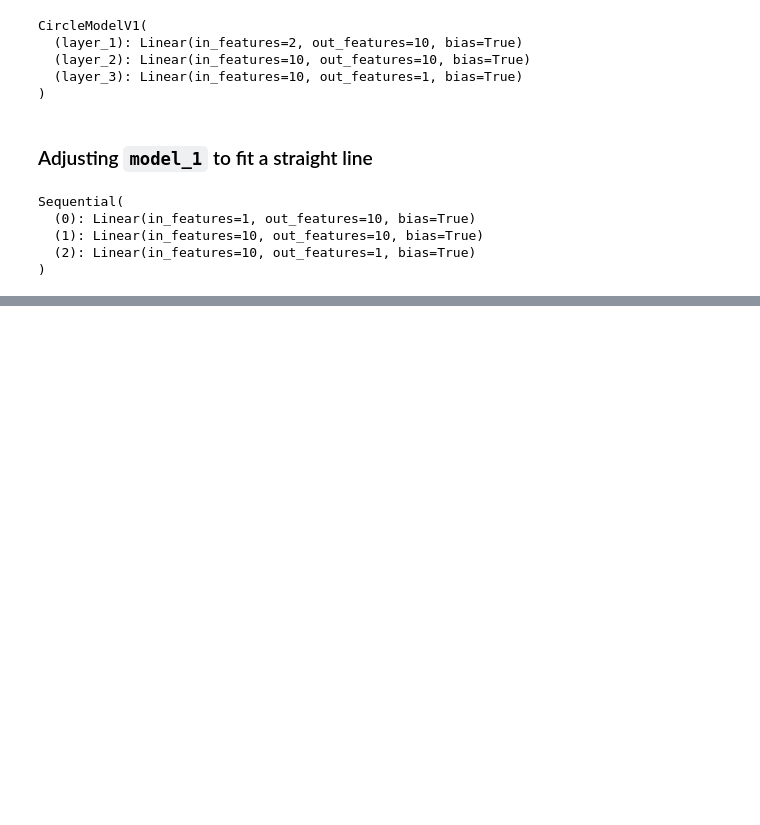
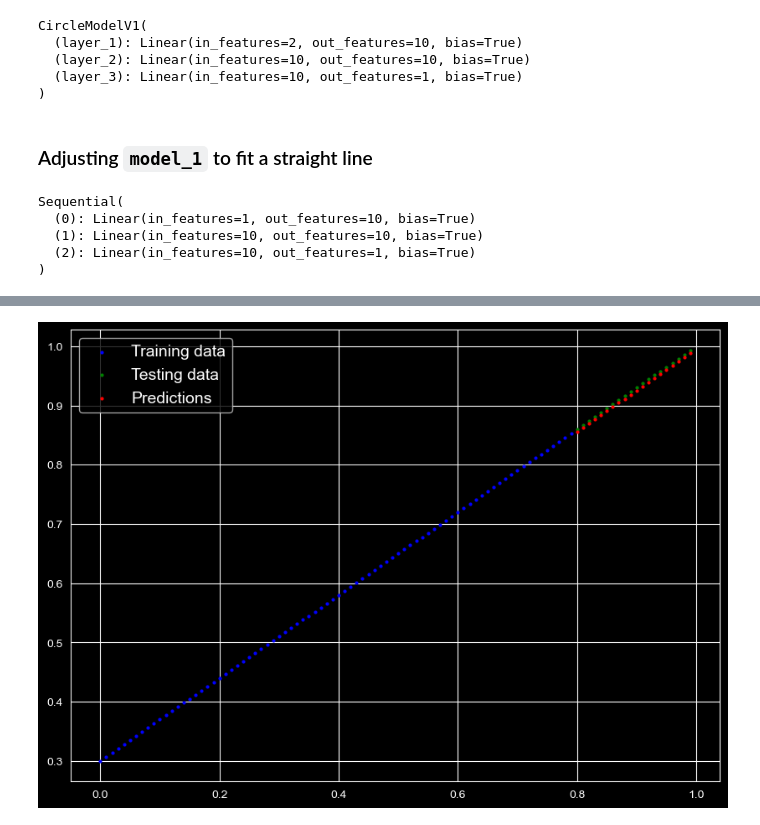
Before and after one commit to DinoKiller0607/My_Pytorch_Notes, a Jupyter notebook: 02_pytorch_classification.ipynb, the cells around one changed output, grey strips where cells are left out. Saved outputs shown, nothing was run; the diff lists cells and outputs as text; code cells hidden in the pictures; blank space fills up the shorter version.

```diff
--- a/02_pytorch_classification.ipynb
+++ b/02_pytorch_classification.ipynb
@@ -739,29 +740,29 @@ optimizer = torch.optim.SGD(params=model_2.parameters(),
 # Train the model
 torch.manual_seed(42)
 torch.cuda.manual_seed(42)
+
 # Set the number of epochs
 epochs = 1000
-# Put the data on the device
+
+# Put the data on the target device
 X_train_regression, y_train_regression = X_train_regression.to(device), y_train_regression.to(device)
 X_test_regression, y_test_regression = X_test_regression.to(device), y_test_regression.to(device)
-# Train the model
+
+# Training
 for epoch in range(epochs):
-  model_2.train()
-  # 1. Forward pass
-  y_pred= model_2(X_train_regression).squeeze()
-  # 2. Calculate the loss
+  y_pred = model_2(X_train_regression)
   loss = loss_fn(y_pred, y_train_regression)
-  # 3. Optimizer zero grad
   optimizer.zero_grad()
-  # 4. Backpropagation
   loss.backward()
-  # 5. Optimizer step
   optimizer.step()
+
   # Testing
   model_2.eval()
   with torch.inference_mode():
-    test_pred = model_2(X_test_regression).squeeze()
+    test_pred = model_2(X_test_regression)
     test_loss = loss_fn(test_pred, y_test_regression)
+
+  # Print out what's happening
   if epoch % 100 == 0:
-    print(f"Epoch: {epoch}/{epochs} | Train Loss: {loss:.4f} | Test Loss: {test_loss:.4f}")
+    print(f"Epoch: {epoch} | Loss: {loss:.5f} | Test loss: {test_loss:.5f}")
 # %% [output]
@@ -777,0 +779,10 @@ Epoch: 900/1000 | Train Loss: 0.1400 | Test Loss: 0.3456
+# %%
+# Turn on evaluation mode
+model_2.eval()
+with torch.inference_mode():
+    # Calculate the predictions
+    y_preds = model_2(X_test_regression)
+# Plot the predictions
+plot_predictions(predictions=y_preds.cpu())
+# %% [output]
+[figure, added]
```
Also changed, not shown: parts of 52 cells of this notebook.
